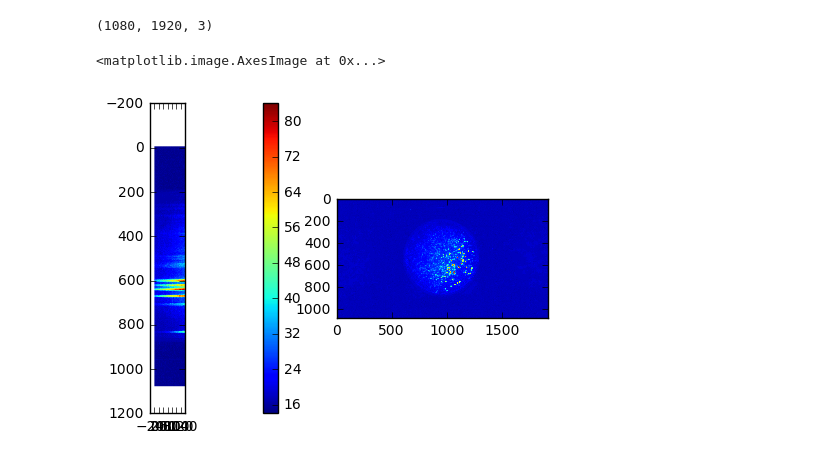
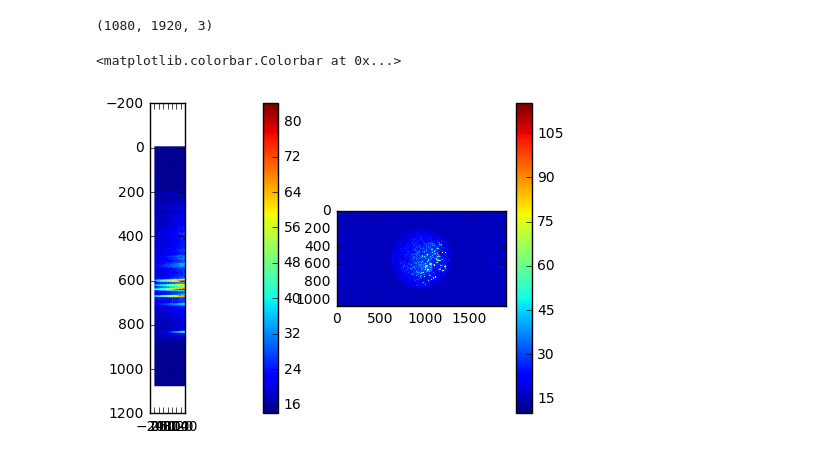
Before and after one commit to RudgeLab/FluoPi, a Jupyter notebook: Analysis.ipynb, the cells around one changed output. Drawn from its saved outputs; the diff is of its cells as text; code cells hidden in the pictures.

Commit message:
Image processing

```diff
--- a/Analysis.ipynb
+++ b/Analysis.ipynb
@@ -30,10 +30,11 @@ for i in range(nt):
 # %%
 plt.subplot(1,2,1)
 plt.imshow(ims[:,1000,:])
 plt.colorbar()
 plt.axis('scaled')
 plt.subplot(1,2,2)
 plt.imshow(ims[:,:,-1])
+plt.colorbar()
 # %% [output]
-<matplotlib.image.AxesImage at 0x...>
+<matplotlib.colorbar.Colorbar at 0x...>
-[figure, old version]
+[figure, new version]
```
